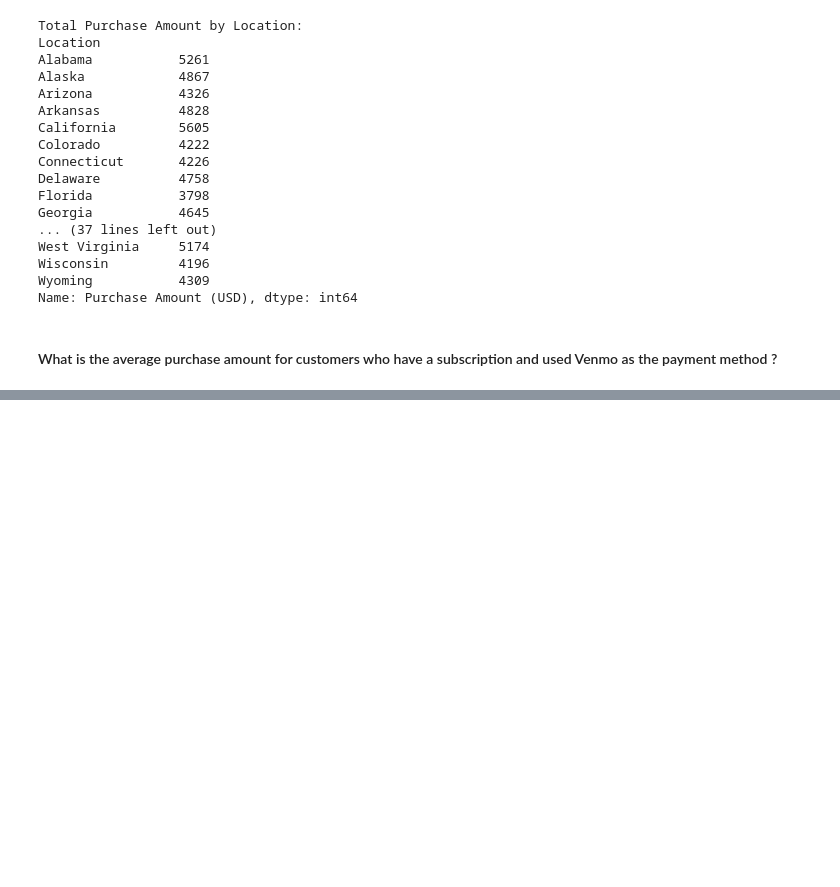
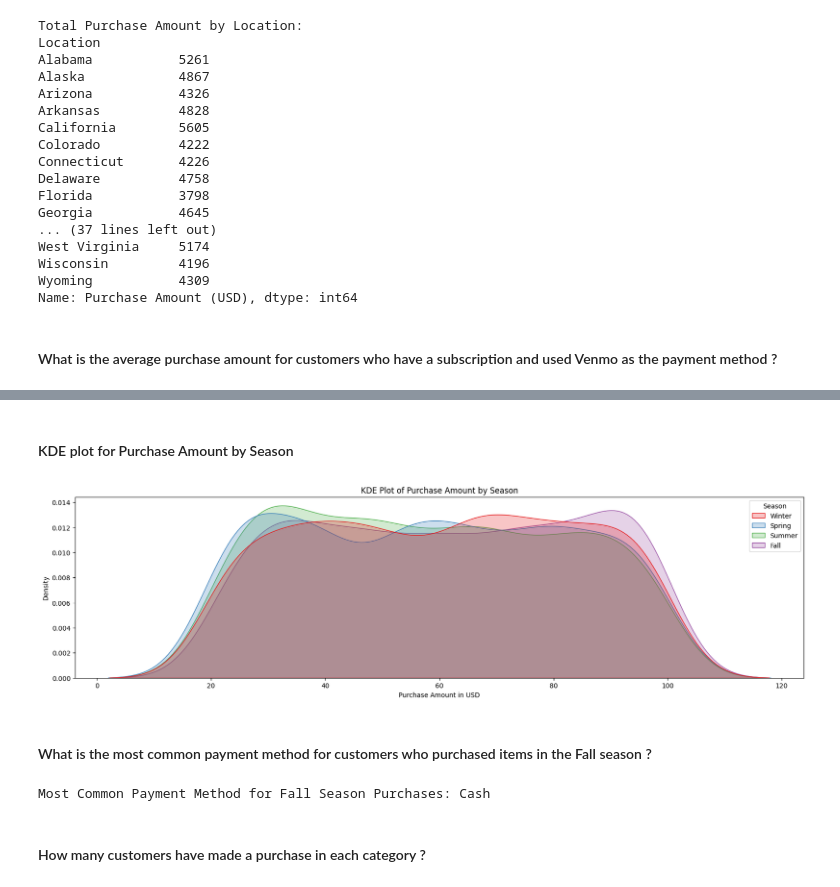
Before and after one commit to Paul-Ndirangu/Kaggle-projects, a Jupyter notebook: shopping_trends/shopping_trends.ipynb, the cells around one changed output, grey strips where cells are left out. Saved outputs shown, nothing was run; the diff lists cells and outputs as text; code cells hidden in the pictures; blank space fills up the shorter version.

```diff
--- a/shopping_trends/shopping_trends.ipynb
+++ b/shopping_trends/shopping_trends.ipynb
@@ -712,0 +758,19 @@ Name: Purchase Amount (USD), dtype: int64
+# %% [markdown]
+#### KDE plot for Purchase Amount by Season
+# %%
+plt.figure(figsize=(20, 5))
+sns.kdeplot(data = df, x = 'Purchase Amount (USD)', hue = 'Season', common_norm = False, fill = True, palette = 'Set1')
+plt.title('KDE Plot of Purchase Amount by Season')
+plt.xlabel('Purchase Amount in USD')
+plt.show()
+# %% [output]
+[figure, added]
+# %% [markdown]
+#### What is the most common payment method for customers who purchased items in the Fall season ?
+# %%
+common_payment_fall = df[df['Season'] == 'Fall']['Payment Method'].mode()[0]
+print("Most Common Payment Method for Fall Season Purchases:", common_payment_fall)
+# %% [output]
+Most Common Payment Method for Fall Season Purchases: Cash
+# %% [markdown]
+#### How many customers have made a purchase in each category ?
```
Also changed, not shown: parts of 45 cells of this notebook.
